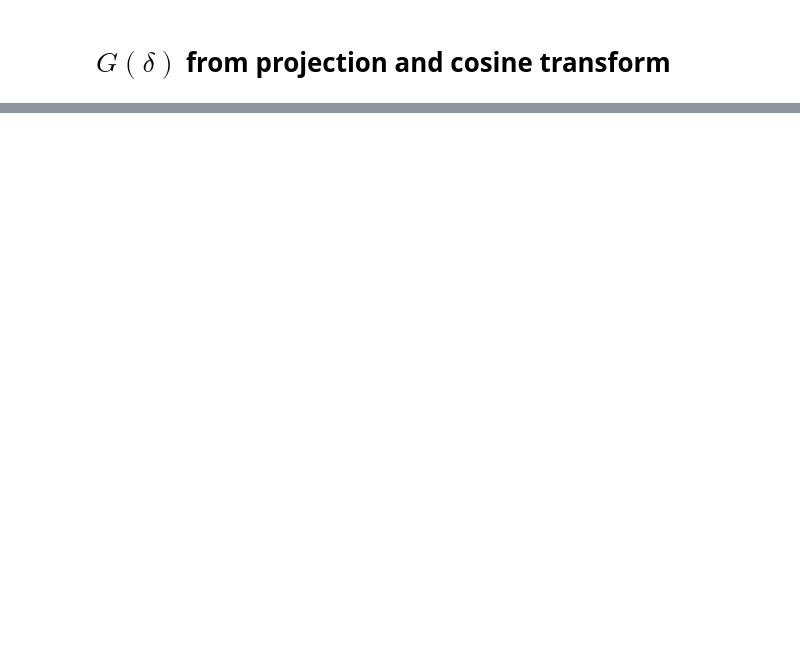
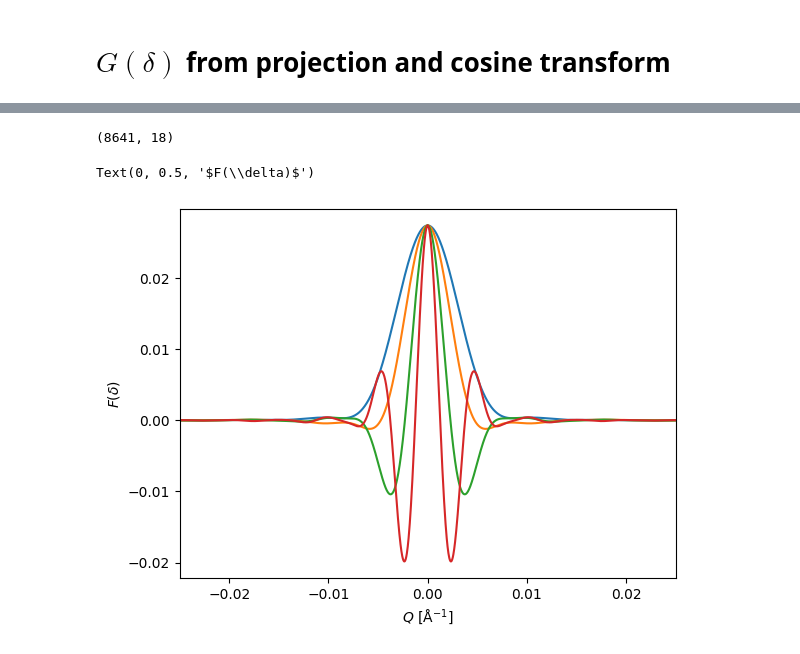
Before and after one commit to McStasMcXtrace/semsans, a Jupyter notebook: numerical-G.ipynb, the cells around one changed output, grey strips where cells are left out. Cells and saved outputs as stored; diff of their text form; code cells hidden in the pictures; blank space fills up the shorter version.

```diff
--- a/numerical-G.ipynb
+++ b/numerical-G.ipynb
@@ -183 +193,17 @@ plt.plot(Qn, F_kernel[:,0])
+# %%
+cos_Qy_delta = np.cos(np.outer(Qn,delta))
+print(cos_Qy_delta.shape)
+I_Q_mat = np.tile(I_Q_x_integ, (Z,1)).transpose()
+F_kernel = cos_Qy_delta * I_Q_mat * dQ
+# print(F_kernel, F_kernel.shape)
+
+for i in [0,int(Z/4),int(Z/2),Z-1]:
+    plt.plot(Qn * 1e-10, F_kernel[:,i])
+plt.xlim((-0.025,0.025))
+plt.xlabel(r'$Q$ [Å$^{-1}$]')
+plt.ylabel(r'$F(\delta)$')
+# %% [output]
+(8641, 18)
+Text(0, 0.5, '$F(\\delta)$')
+[figure, added]
 # %%
```
Also changed, not shown: parts of 21 cells of this notebook.
